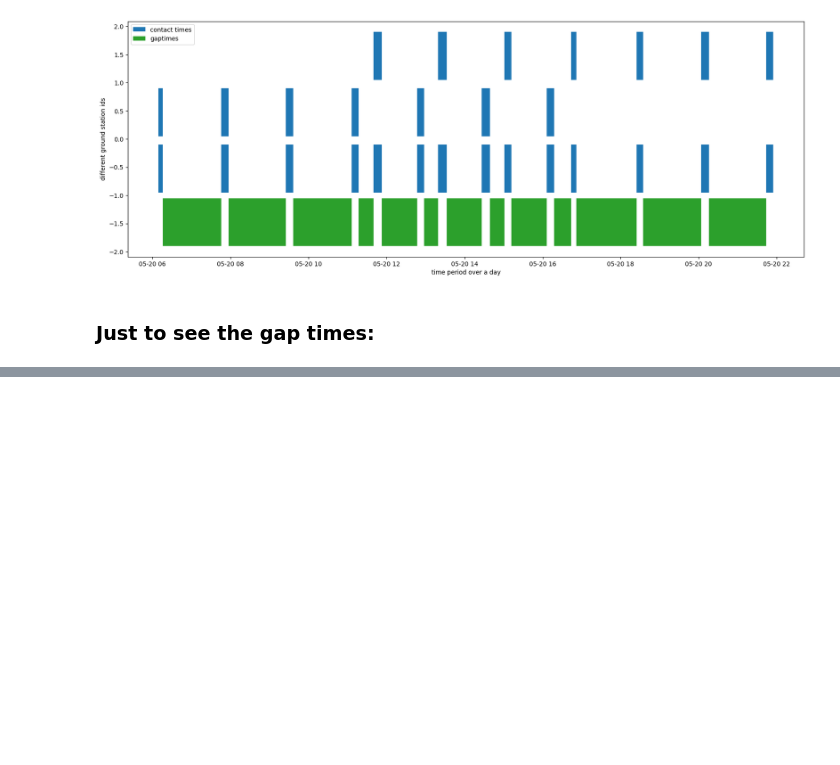
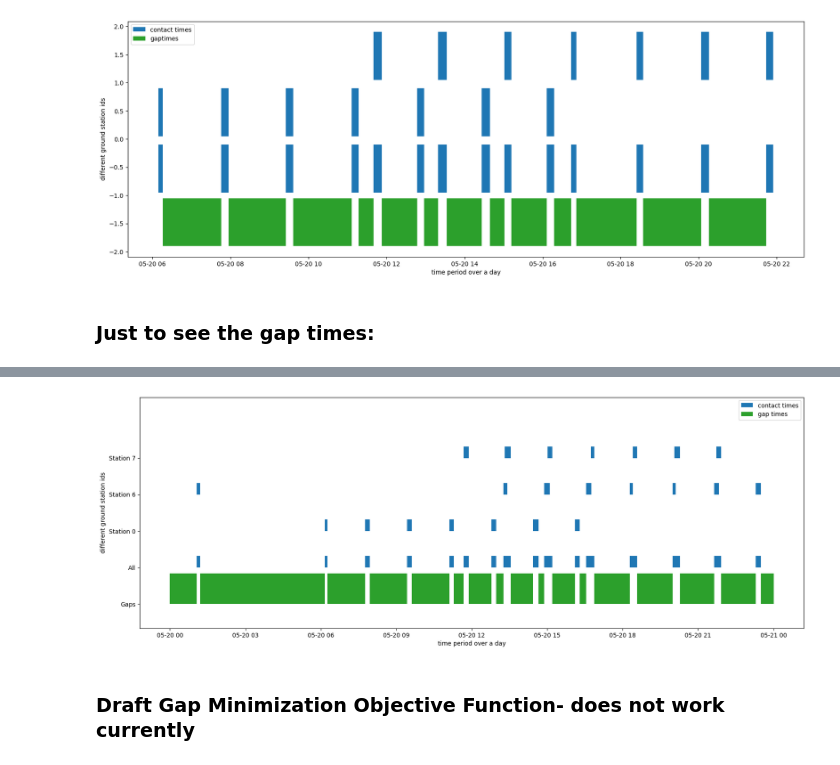
Before and after one commit to gkim65/loc-gsopt, a Jupyter notebook: src/examples/vedant_example.ipynb, the cells around one changed output, grey strips where cells are left out. Saved outputs shown, nothing was run; the diff lists cells and outputs as text; code cells hidden in the pictures; blank space fills up the shorter version.

```diff
--- a/src/examples/vedant_example.ipynb
+++ b/src/examples/vedant_example.ipynb
@@ -122,4 +123,5 @@ plt.show()
 # %% [markdown]
 ### Just to see the gap times:
 # %%
-_, _, gaps_seconds = compute_all_gaps_contacts([sat1], stations[0:5] ,epc0, epc1, False)
+_, _, gaps_seconds = compute_all_gaps_contacts([sat1], stations[0:20] ,epc0, epc1, False)
+print(gaps_seconds)
@@ -129,0 +134,7 @@ np.mean(gaps_seconds)
+# %%
+import gurobipy as gp
+from gurobipy import GRB
+from itertools import combinations
+import numpy as np
+from common.utils import compute_gaps_per_sat, gap_times_condense, gap_times
+ground_stations = stations[0:10]
@@ -129,0 +257,43 @@ np.mean(gaps_seconds)
+# %%
+# Visualization
+fig, ax = plt.subplots(figsize=(20,7))
+
+selected_station_ids = [i for i in x if x[i].x > 0.5]
+contacts_all = []
+
+for idx in range(len(selected_station_ids)):
+    station_id = selected_station_ids[idx]
+    contacts = station_contacts[station_id]['contacts']
+    for contact in contacts:
+        contacts_all.append(contact)
+    ax.broken_barh([(contact.t_start, contact.t_end-contact.t_start)
+                    for contact in contacts],
+                    (idx*3, 0.95), facecolors='tab:blue')
+
+ax.broken_barh([(contact.t_start, contact.t_end-contact.t_start)
+                for contact in contacts_all],
+                (-3, 0.95),
+                facecolors='tab:blue',
+                label="contact times")
+
+# Use gap_times_condense from utils.py
+all_gap_times, gaps_seconds = gap_times_condense(contacts_all, epc0.to_datetime(), epc1.to_datetime())
+
+ax.broken_barh([(gap[0], gap[1]-gap[0])
+                for gap in all_gap_times],
+                (-6, 2.5),
+                facecolors='tab:green',
+                label="gap times")
+
+ax.set_yticks(range(-6, len(selected_station_ids)*3, 3))
+ax.set_yticklabels(['Gaps', 'All'] + [f'Station {sid}' for sid in selected_station_ids])
+
+ax.set_ylim(-8, len(selected_station_ids)*3 + 2)
+plt.ylabel("different ground station ids")
+plt.xlabel("time period over a day")
+plt.legend()
+plt.show()
+# %% [output]
+[figure, added]
+# %% [markdown]
+### Draft Gap Minimization Objective Function- does not work currently ###
```
Also changed, not shown: parts of 8 cells of this notebook, 2 other files.
